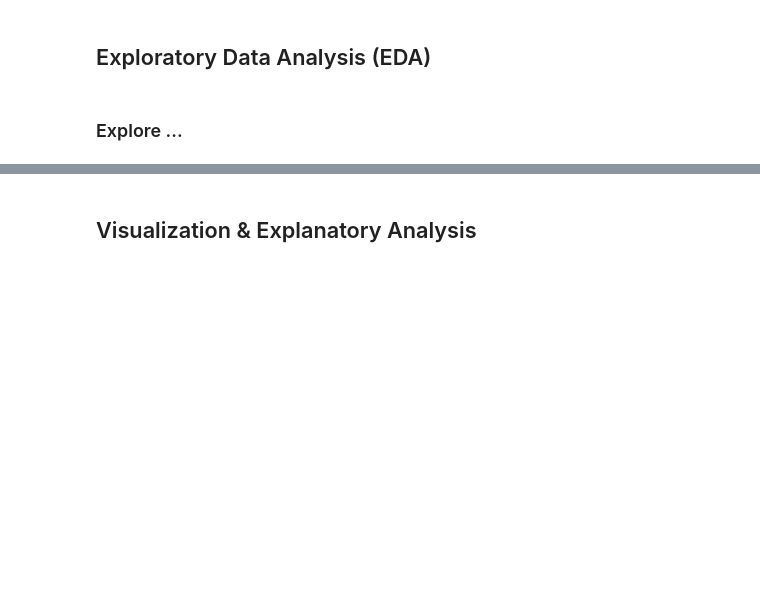
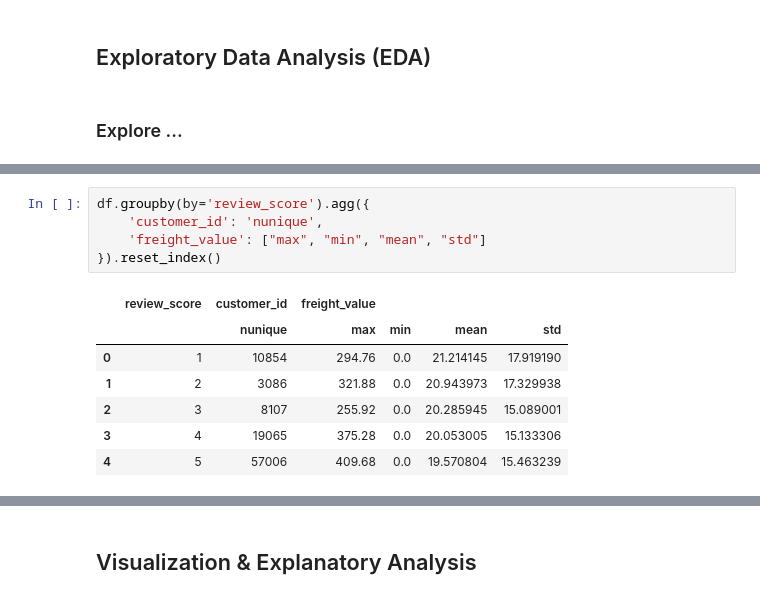
Before and after one commit to bayuik/analysis_data_e_commerce, a Jupyter notebook: e-commerce_analysis.ipynb, the cells around one changed output, grey strips where cells are left out. Saved outputs shown, nothing was run; the diff lists cells and outputs as text; blank space fills up the shorter version.

```diff
--- a/e-commerce_analysis.ipynb
+++ b/e-commerce_analysis.ipynb
@@ -169,0 +287,13 @@ order_product_review.head()
+# %%
+df.groupby(by='review_score').agg({
+    'customer_id': 'nunique',
+    'freight_value': ["max", "min", "mean", "std"]
+}).reset_index()
+# %% [output]
+|  | review_score | customer_id | freight_value |  |  |  |
+|  |  | nunique | max | min | mean | std |
+| 0 | 1 | 10854 | 294.76 | 0.0 | 21.214145 | 17.919190 |
+| 1 | 2 | 3086 | 321.88 | 0.0 | 20.943973 | 17.329938 |
+| 2 | 3 | 8107 | 255.92 | 0.0 | 20.285945 | 15.089001 |
+| 3 | 4 | 19065 | 375.28 | 0.0 | 20.053005 | 15.133306 |
+| 4 | 5 | 57006 | 409.68 | 0.0 | 19.570804 | 15.463239 |
```
Also changed, not shown: parts of 28 cells of this notebook.
